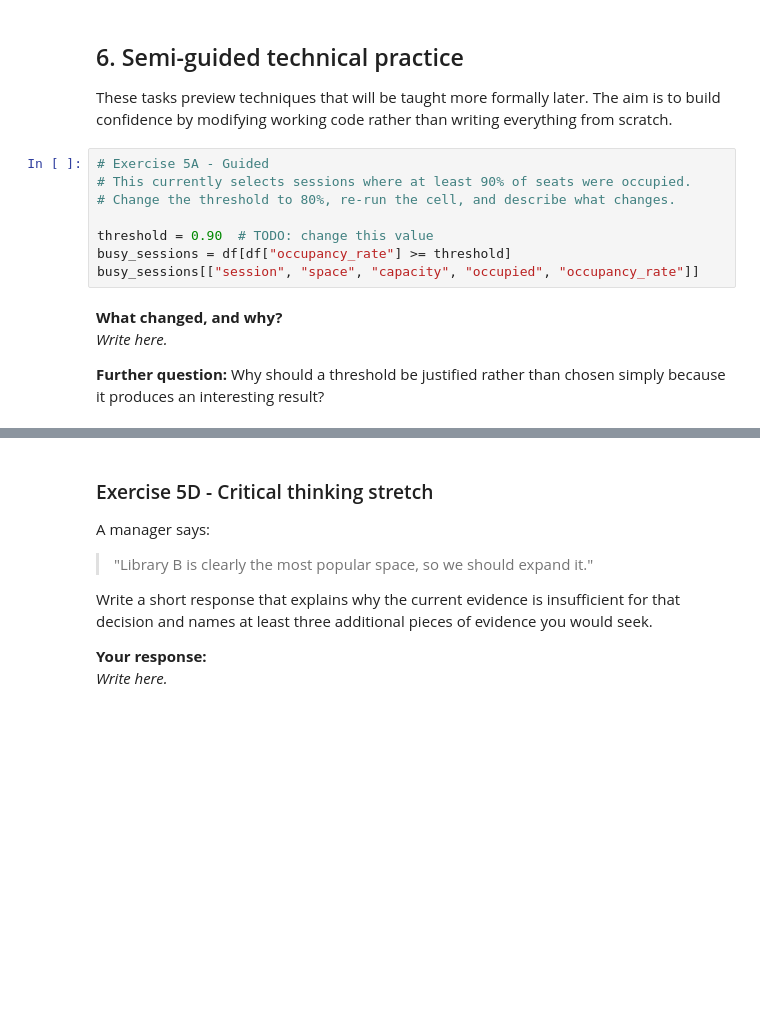
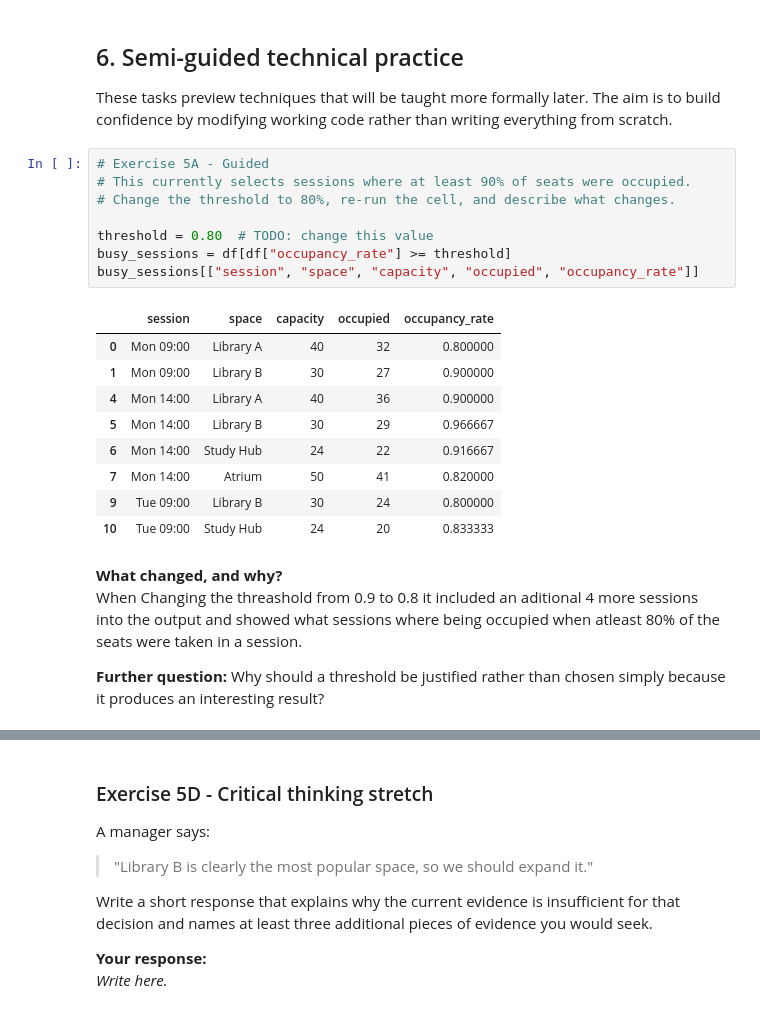
Before and after one commit to JoelCott/COM6103---Data-Science, a Jupyter notebook: Week1/Week1Session1/JupyterTest.ipynb, the cells around one changed output, grey strips where cells are left out. Drawn from its saved outputs; the diff is of its cells as text; blank space fills up the shorter version.

```diff
--- a/Week1/Week1Session1/JupyterTest.ipynb
+++ b/Week1/Week1Session1/JupyterTest.ipynb
@@ -252,14 +306,24 @@ These tasks preview techniques that will be taught more formally later. The aim
 # %%
 # Exercise 5A - Guided
 # This currently selects sessions where at least 90% of seats were occupied.
 # Change the threshold to 80%, re-run the cell, and describe what changes.
 
-threshold = 0.90  # TODO: change this value
+threshold = 0.80  # TODO: change this value
 busy_sessions = df[df["occupancy_rate"] >= threshold]
 busy_sessions[["session", "space", "capacity", "occupied", "occupancy_rate"]]
+# %% [output]
+|  | session | space | capacity | occupied | occupancy_rate |
+| 0 | Mon 09:00 | Library A | 40 | 32 | 0.800000 |
+| 1 | Mon 09:00 | Library B | 30 | 27 | 0.900000 |
+| 4 | Mon 14:00 | Library A | 40 | 36 | 0.900000 |
+| 5 | Mon 14:00 | Library B | 30 | 29 | 0.966667 |
+| 6 | Mon 14:00 | Study Hub | 24 | 22 | 0.916667 |
+| 7 | Mon 14:00 | Atrium | 50 | 41 | 0.820000 |
+| 9 | Tue 09:00 | Library B | 30 | 24 | 0.800000 |
+| 10 | Tue 09:00 | Study Hub | 24 | 20 | 0.833333 |
 # %% [markdown]
 **What changed, and why?**
-_Write here._
+When Changing the threashold from 0.9 to 0.8 it included an aditional 4 more sessions into the output and showed what sessions where being occupied when atleast 80% of the seats were taken in a session.
 
 **Further question:** Why should a threshold be justified rather than chosen simply because it produces an interesting result?
 # %%
```
Also changed, not shown: parts of 12 cells of this notebook.
